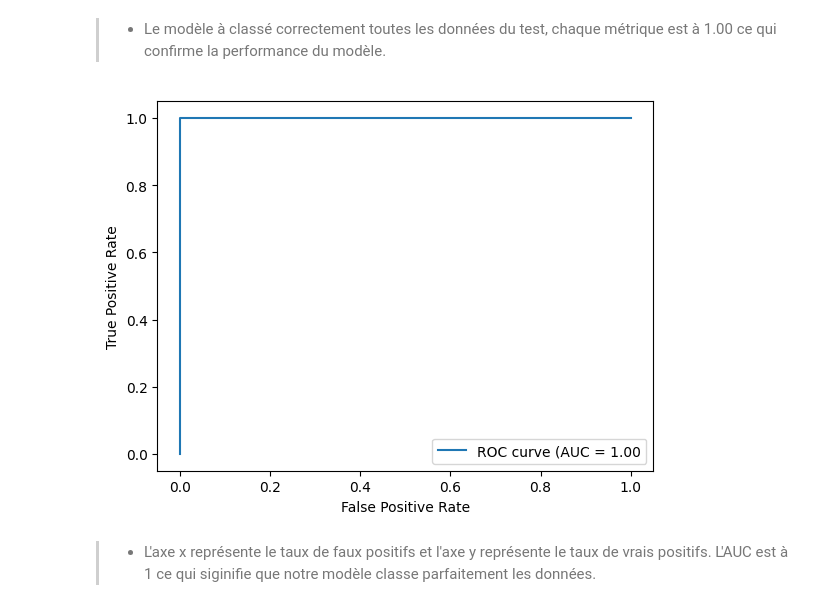
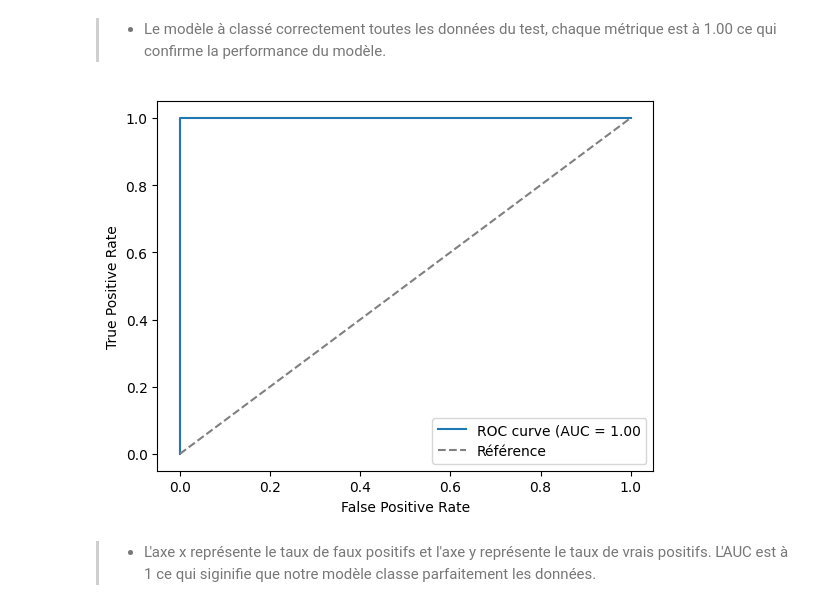
Before and after one commit to Hajaarh/health_state_classifier, a Jupyter notebook: health_state_ml.ipynb, the cells around one changed output. Cells and saved outputs as stored; diff of their text form; code cells hidden in the pictures.

```diff
--- a/health_state_ml.ipynb
+++ b/health_state_ml.ipynb
@@ -132,16 +136,17 @@ weighted avg       1.00      1.00      1.00      2000
 # %%
 # Courbe ROC
 y_probs = log_reg.predict_proba(X_test)[:, 1]
 fpr, tpr, _ = roc_curve(y_test, y_probs, pos_label=1)
 roc_auc = auc(fpr, tpr)
 plt.figure()
 plt.plot(fpr, tpr, label=f'ROC curve (AUC = {roc_auc:.2f}')
+plt.plot([0, 1], [0, 1], linestyle='--', color='grey', label='Référence')
 plt.xlabel('False Positive Rate')
 plt.ylabel('True Positive Rate')
 plt.legend()
 plt.show()
 # %% [output]
-[figure, old version]
+[figure, new version]
 # %% [markdown]
 
 
```
Also changed, not shown: parts of 20 cells of this notebook.
